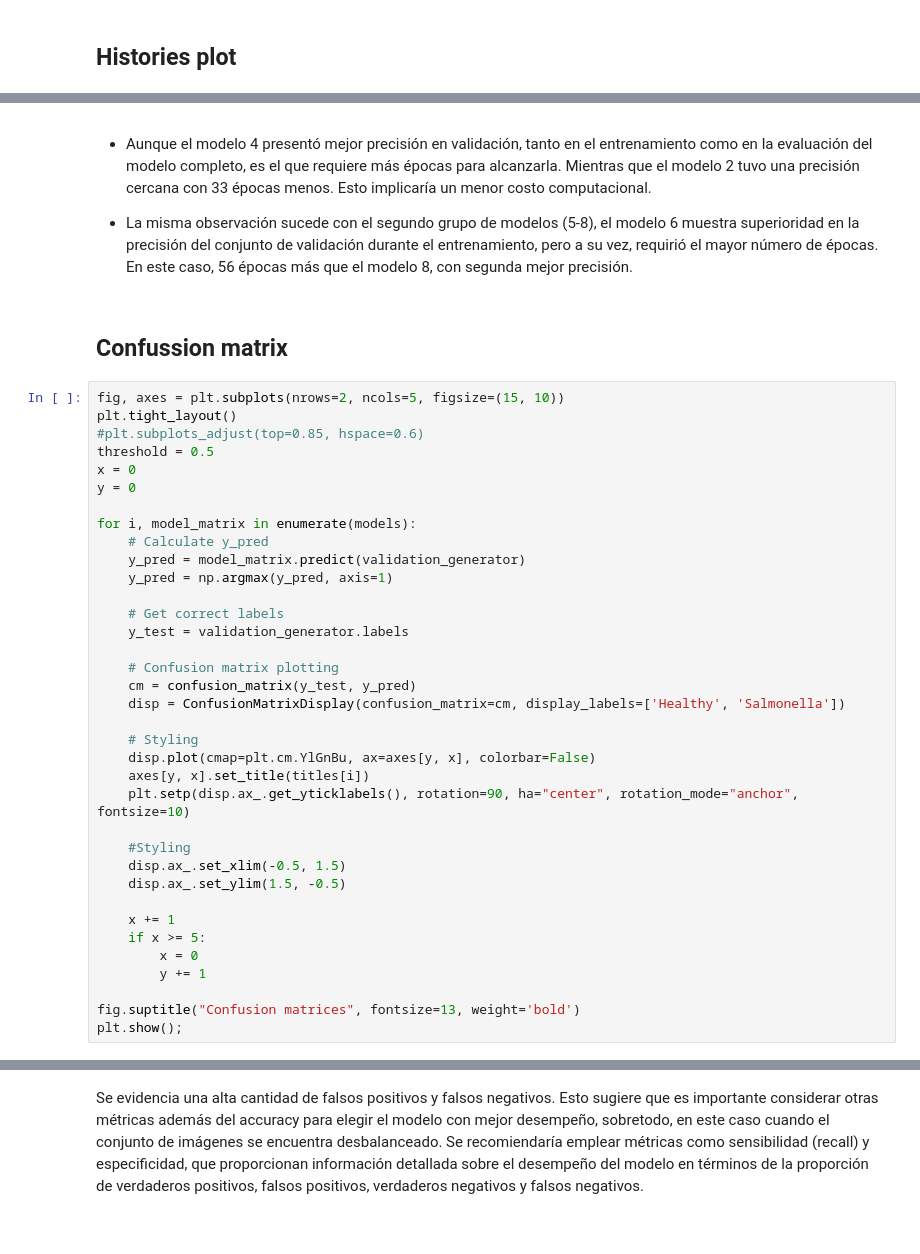
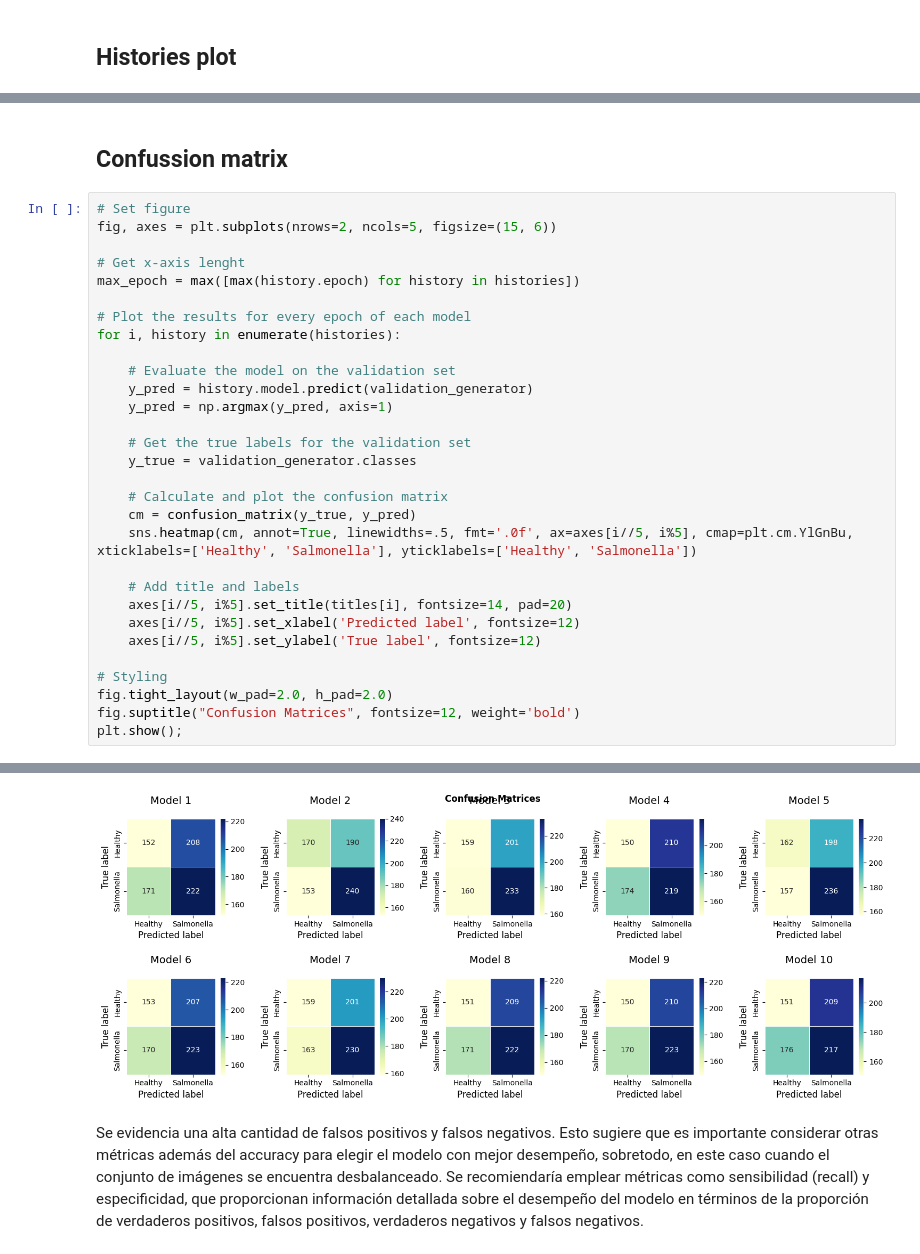
Before and after one commit to melissaortegaa/monografia, a Jupyter notebook: 02_baseline.ipynb, the cells around one changed output, grey strips where cells are left out. Saved outputs shown, nothing was run; the diff lists cells and outputs as text.

```diff
--- a/02_baseline.ipynb
+++ b/02_baseline.ipynb
@@ -632,42 +633,33 @@ plt.show();
-# %% [markdown]
-- Aunque el modelo 4 presentó mejor precisión en validación, tanto en el entrenamiento como en la evaluación del modelo completo, es el que requiere más épocas para alcanzarla. Mientras que el modelo 2 tuvo una precisión cercana con 33 épocas menos. Esto implicaría un menor costo computacional.
-
-- La misma observación sucede con el segundo grupo de modelos (5-8), el modelo 6 muestra superioridad en la precisión del conjunto de validación durante el entrenamiento, pero a su vez, requirió el mayor número de épocas. En este caso, 56 épocas más que el modelo 8, con segunda mejor precisión.
 # %% [markdown]
 ## Confussion matrix
-# %%
-fig, axes = plt.subplots(nrows=2, ncols=5, figsize=(15, 10))
-plt.tight_layout()
-#plt.subplots_adjust(top=0.85, hspace=0.6)
-threshold = 0.5
-x = 0
-y = 0
-
-for i, model_matrix in enumerate(models):
-    # Calculate y_pred
-    y_pred = model_matrix.predict(validation_generator)
-    y_pred = np.argmax(y_pred, axis=1)
-
-    # Get correct labels
-    y_test = validation_generator.labels
-
-    # Confusion matrix plotting
-    cm = confusion_matrix(y_test, y_pred)
-    disp = ConfusionMatrixDisplay(confusion_matrix=cm, display_labels=['Healthy', 'Salmonella'])
-
-    # Styling
-    disp.plot(cmap=plt.cm.YlGnBu, ax=axes[y, x], colorbar=False)
-    axes[y, x].set_title(titles[i])
-    plt.setp(disp.ax_.get_yticklabels(), rotation=90, ha="center", rotation_mode="anchor", fontsize=10)
-
-    #Styling
-    disp.ax_.set_xlim(-0.5, 1.5)
-    disp.ax_.set_ylim(1.5, -0.5)
-
-    x += 1
-    if x >= 5:
-        x = 0
-        y += 1
-
-fig.suptitle("Confusion matrices", fontsize=13, weight='bold')
-plt.show();
+# %%
+# Set figure
+fig, axes = plt.subplots(nrows=2, ncols=5, figsize=(15, 6))
+
+# Get x-axis lenght
+max_epoch = max([max(history.epoch) for history in histories])
+
+# Plot the results for every epoch of each model
+for i, history in enumerate(histories):
+
+    # Evaluate the model on the validation set
+    y_pred = history.model.predict(validation_generator)
+    y_pred = np.argmax(y_pred, axis=1)
+
+    # Get the true labels for the validation set
+    y_true = validation_generator.classes
+
+    # Calculate and plot the confusion matrix
+    cm = confusion_matrix(y_true, y_pred)
+    sns.heatmap(cm, annot=True, linewidths=.5, fmt='.0f', ax=axes[i//5, i%5], cmap=plt.cm.YlGnBu, xticklabels=['Healthy', 'Salmonella'], yticklabels=['Healthy', 'Salmonella'])
+
+    # Add title and labels
+    axes[i//5, i%5].set_title(titles[i], fontsize=14, pad=20)
+    axes[i//5, i%5].set_xlabel('Predicted label', fontsize=12)
+    axes[i//5, i%5].set_ylabel('True label', fontsize=12)
+
+# Styling
+fig.tight_layout(w_pad=2.0, h_pad=2.0)
+fig.suptitle("Confusion Matrices", fontsize=12, weight='bold')
+plt.show();
+# %% [output]
@@ -674,3 +676,4 @@ plt.show();
+[figure, added]
 # %% [markdown]
 Se evidencia una alta cantidad de falsos positivos y falsos negativos. Esto sugiere que es importante considerar otras métricas además del accuracy para elegir el modelo con mejor desempeño, sobretodo, en este caso cuando el conjunto de imágenes se encuentra desbalanceado. Se recomiendaría emplear métricas como sensibilidad (recall) y especificidad, que proporcionan información detallada sobre el desempeño del modelo en términos de la proporción de verdaderos positivos, falsos positivos, verdaderos negativos y falsos negativos.
 # %% [markdown]
```
Also changed, not shown: parts of 4 cells of this notebook.
